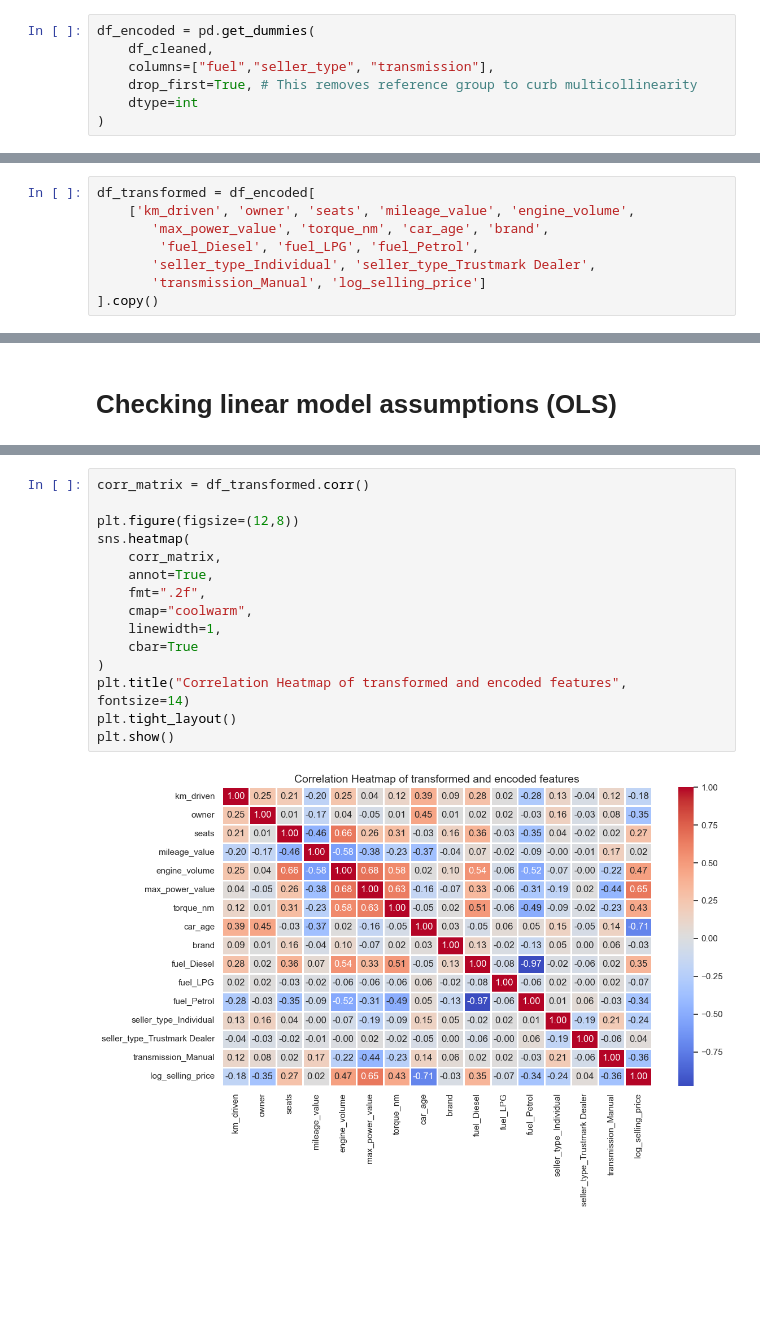
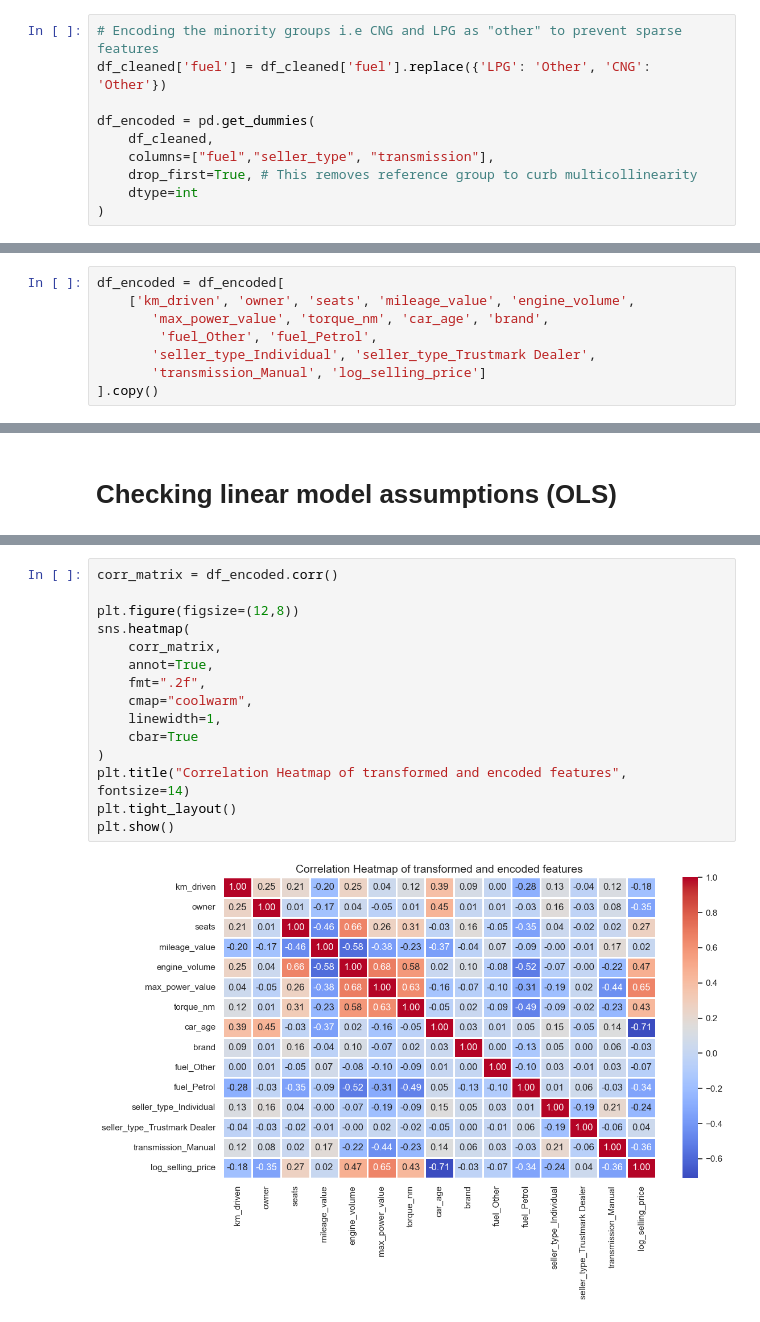
Before and after one commit to kjkyagambiddwa/OIBSIP, a Jupyter notebook: DataScience-Task3-CarPricePrediction/Car_Price_Prediction.ipynb, the cells around one changed output, grey strips where cells are left out. Saved outputs shown, nothing was run; the diff lists cells and outputs as text; blank space fills up the shorter version.

```diff
--- a/DataScience-Task3-CarPricePrediction/Car_Price_Prediction.ipynb
+++ b/DataScience-Task3-CarPricePrediction/Car_Price_Prediction.ipynb
@@ -372,6 +386,9 @@ df_cleaned["owner"] = le_owner.fit_transform(df_cleaned["owner"])
 # %% [markdown]
 ## Using One hot encoding which is nominal in nature for the nominal features
 # %%
+# Encoding the minority groups i.e CNG and LPG as "other" to prevent sparse features
+df_cleaned['fuel'] = df_cleaned['fuel'].replace({'LPG': 'Other', 'CNG': 'Other'})
+
 df_encoded = pd.get_dummies(
     df_cleaned,
     columns=["fuel","seller_type", "transmission"],
@@ -393,10 +410,10 @@ Index(['km_driven', 'owner', 'seats', 'mileage_value', 'engine_volume',
        'transmission_Manual'],
       dtype='object')
 # %%
-df_transformed = df_encoded[
+df_encoded = df_encoded[
     ['km_driven', 'owner', 'seats', 'mileage_value', 'engine_volume',
        'max_power_value', 'torque_nm', 'car_age', 'brand',
-        'fuel_Diesel', 'fuel_LPG', 'fuel_Petrol',
+        'fuel_Other', 'fuel_Petrol',
        'seller_type_Individual', 'seller_type_Trustmark Dealer',
        'transmission_Manual', 'log_selling_price']
 ].copy()
@@ -416,20 +435,20 @@ df_transformed.head()
 # %%
-corr_matrix = df_transformed.corr()
+corr_matrix = df_encoded.corr()
 
 plt.figure(figsize=(12,8))
 sns.heatmap(
     corr_matrix,
     annot=True,
     fmt=".2f",
     cmap="coolwarm",
     linewidth=1,
     cbar=True
 )
 plt.title("Correlation Heatmap of transformed and encoded features", fontsize=14)
 plt.tight_layout()
 plt.show()
 # %% [output]
-[figure, old version]
+[figure, new version]
 # %% [markdown]
 Key Insights
 - Car age has the strongest linear relationship with out target(-0.71). The higher the car age, the lower the selling price.
```
Also changed, not shown: parts of 28 cells of this notebook.
